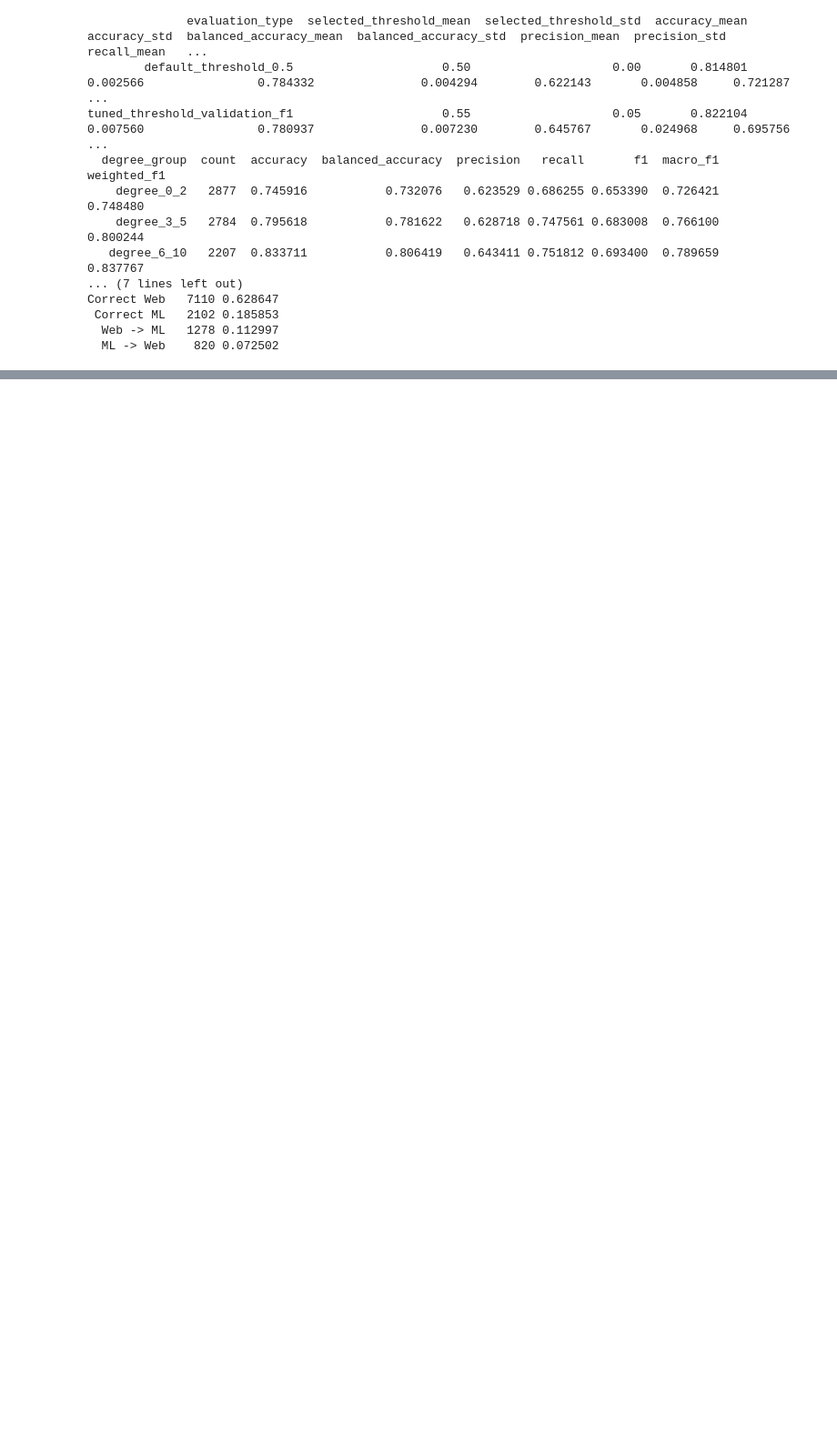
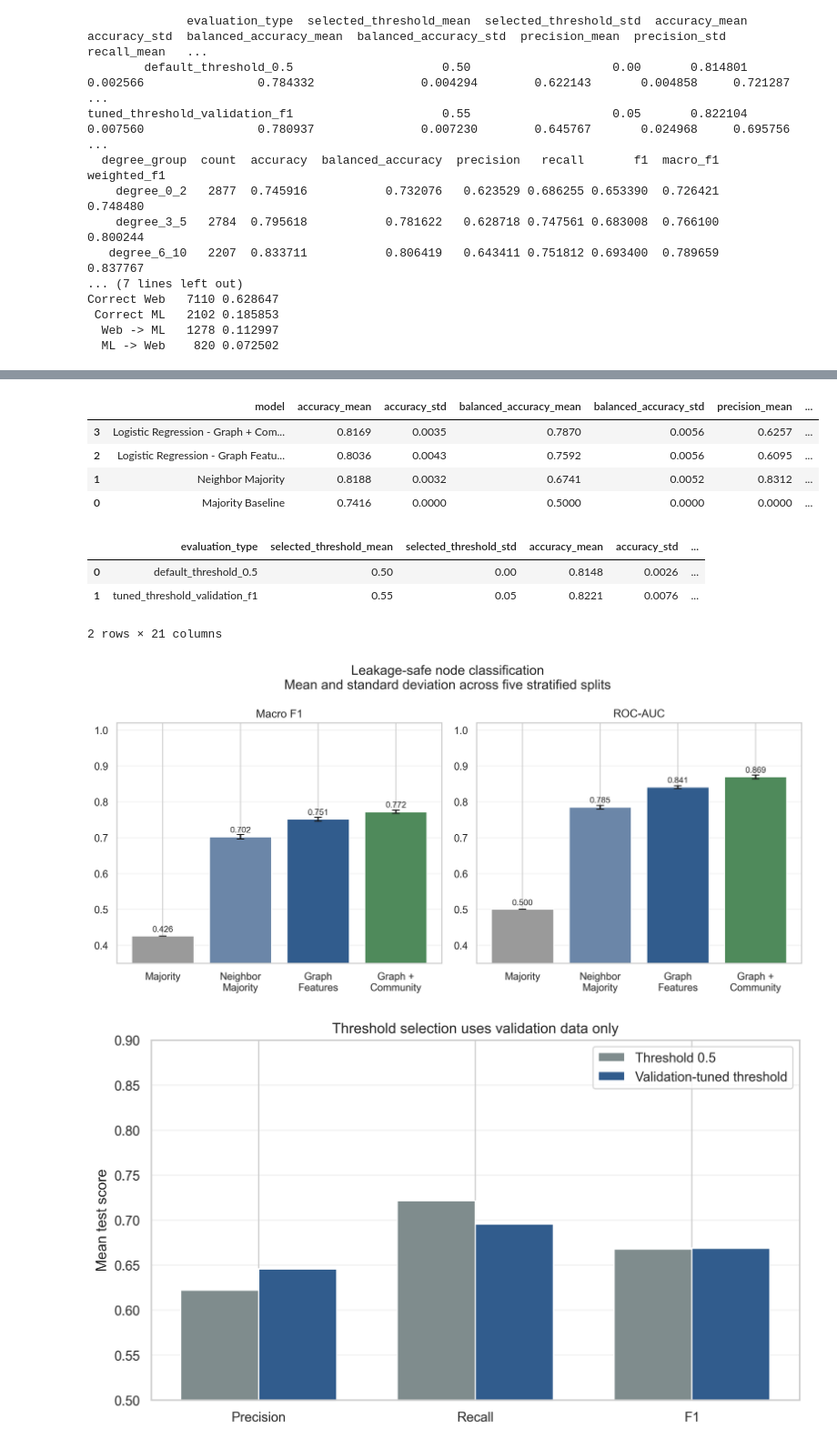
Before and after one commit to OfirAtias/github-social-network, a Jupyter notebook: notebooks/05_node_classification_algorithms.ipynb, the cells around one changed output, grey strips where cells are left out. Shown at 91% size. Cells and saved outputs as stored; diff of their text form; code cells hidden in the pictures; blank space fills up the shorter version.

```diff
--- a/notebooks/05_node_classification_algorithms.ipynb
+++ b/notebooks/05_node_classification_algorithms.ipynb
@@ -12,18 +8,28 @@ import os
 import sys
 import warnings
 
-def _find_project_root(start: Path) -> Path:
-    for candidate in [start, *start.parents]:
+import networkx as nx
+import numpy as np
+import pandas as pd
+from IPython.display import Image, display
+
+
+def find_project_root(start: Path) -> Path:
+    """Find the repository root whether Jupyter starts there or in notebooks/."""
+    for candidate in (start, *start.parents):
         if (candidate / "requirements.txt").exists() and (candidate / "data").exists():
             return candidate.resolve()
-    raise FileNotFoundError("Could not locate the project root")
+    raise FileNotFoundError("Could not locate the project root.")
 
-ROOT = _find_project_root(Path.cwd())
+
+ROOT = find_project_root(Path.cwd())
 os.chdir(ROOT)
-if str(ROOT / "src") not in sys.path:
-    sys.path.insert(0, str(ROOT / "src"))
+SRC = ROOT / "src"
+if str(SRC) not in sys.path:
+    sys.path.insert(0, str(SRC))
+
 os.environ.setdefault("PYTHONHASHSEED", "0")
 warnings.filterwarnings("ignore", category=FutureWarning)
-__name__ = "notebook_05"
+SEED = 42
 print(f"Project root: {ROOT}")
 # %% [output]
@@ -1588,0 +101,19 @@ In this notebook we tested several ways to predict each developer label from gra
+# %%
+classification = pd.read_csv(ROOT / "outputs/tables/classification_summary.csv")
+thresholds = pd.read_csv(ROOT / "outputs/tables/threshold_tuning_summary.csv")
+display(classification.sort_values("roc_auc_mean", ascending=False).round(4))
+display(thresholds.round(4))
+display(Image(filename=str(ROOT / "outputs/figures/classification_comparison.png")))
+display(Image(filename=str(ROOT / "outputs/figures/threshold_tradeoff.png")))
+# %% [output]
+|  | model | accuracy_mean | accuracy_std | balanced_accuracy_mean | balanced_accuracy_std | precision_mean | ... |
+| 3 | Logistic Regression - Graph + Com... | 0.8169 | 0.0035 | 0.7870 | 0.0056 | 0.6257 | ... |
+| 2 | Logistic Regression - Graph Featu... | 0.8036 | 0.0043 | 0.7592 | 0.0056 | 0.6095 | ... |
+| 1 | Neighbor Majority | 0.8188 | 0.0032 | 0.6741 | 0.0052 | 0.8312 | ... |
+| 0 | Majority Baseline | 0.7416 | 0.0000 | 0.5000 | 0.0000 | 0.0000 | ... |
+|  | evaluation_type | selected_threshold_mean | selected_threshold_std | accuracy_mean | accuracy_std | ... |
+| 0 | default_threshold_0.5 | 0.50 | 0.00 | 0.8148 | 0.0026 | ... |
+| 1 | tuned_threshold_validation_f1 | 0.55 | 0.05 | 0.8221 | 0.0076 | ... |
+2 rows × 21 columns
+[figure, added]
+[figure, added]
```
Also changed, not shown: parts of 95 cells of this notebook, 15 other files.
